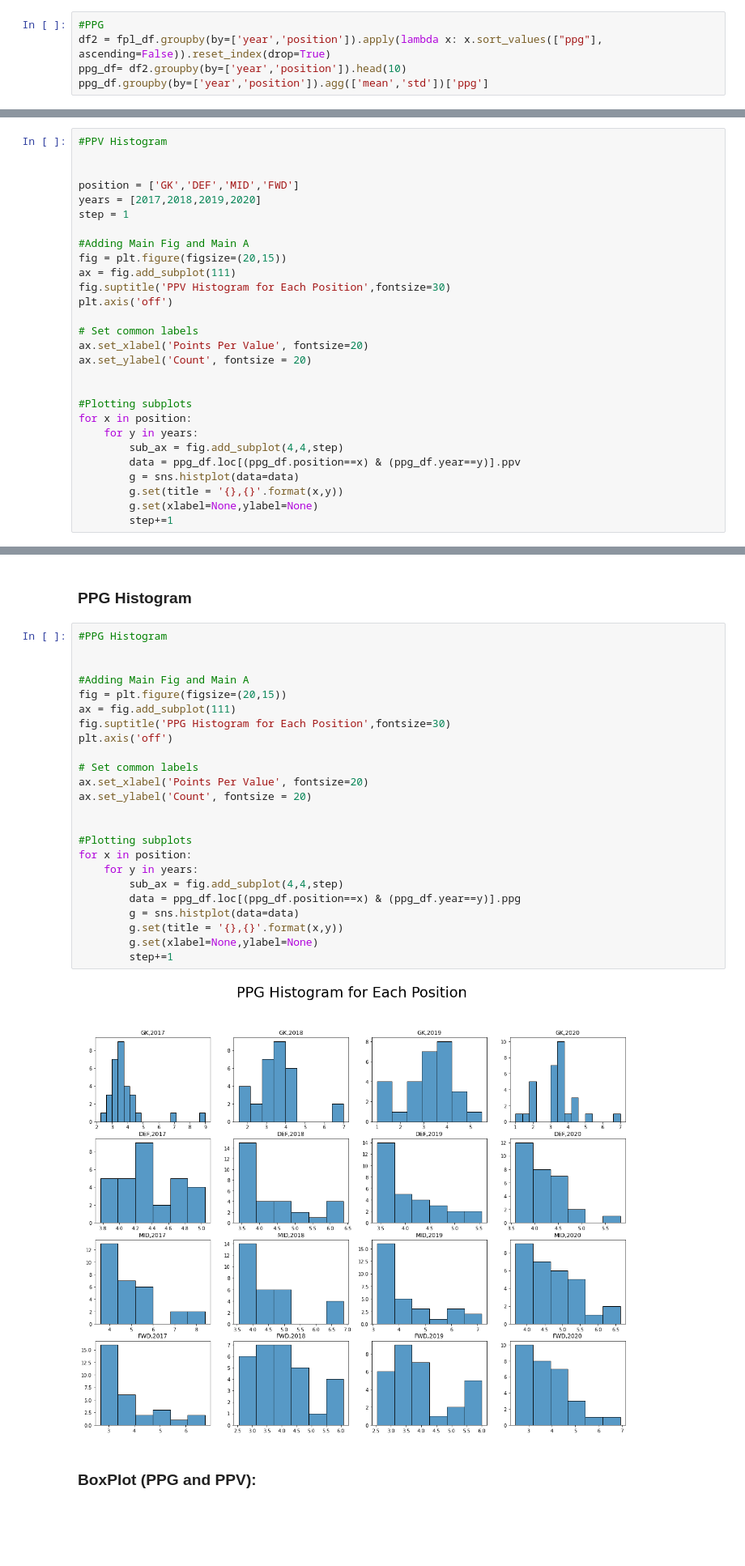
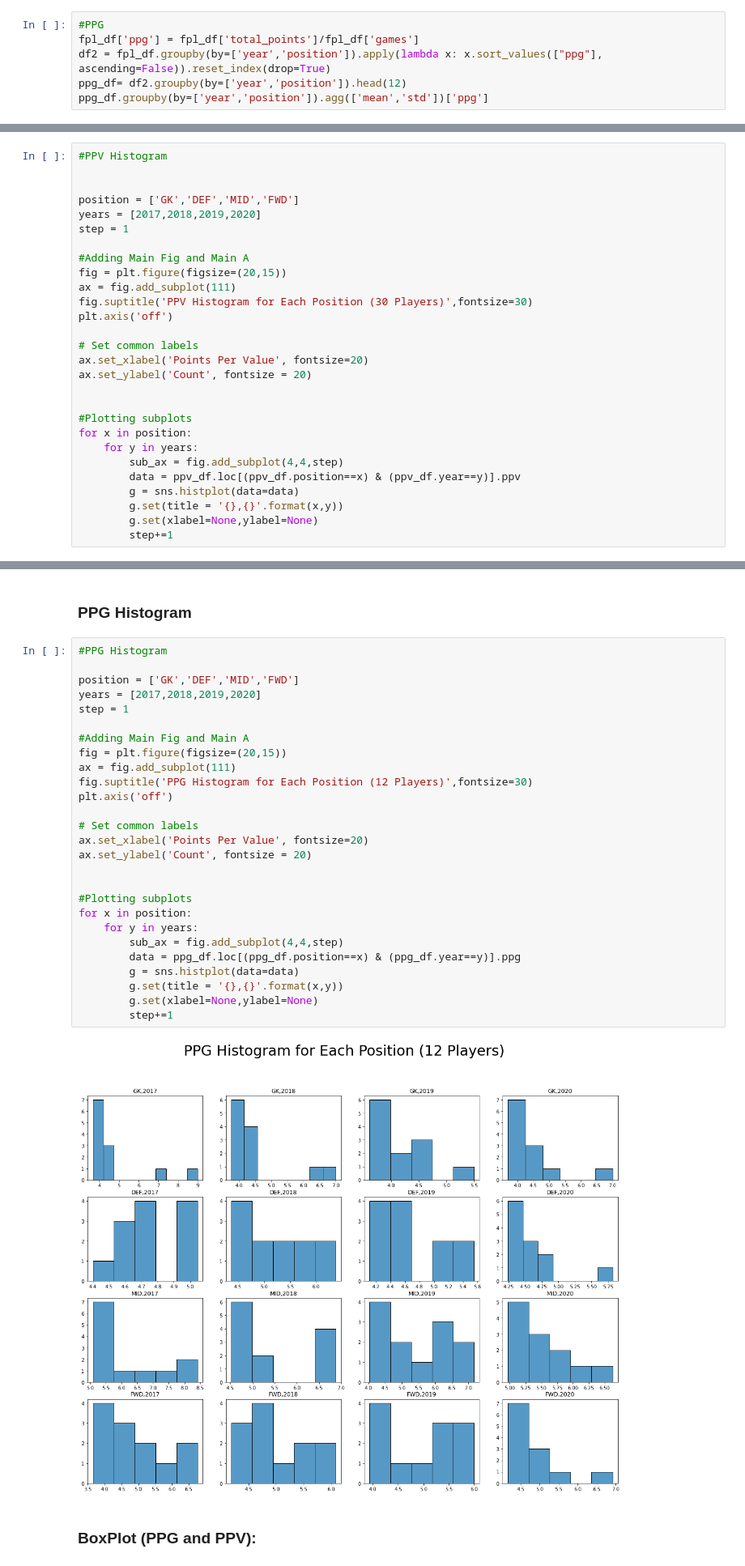
Before and after one commit to alisterjan/FPL_Analysis, a Jupyter notebook: FPL_EDA_1.ipynb, the cells around one changed output, grey strips where cells are left out. Shown at 81% size. Cells and saved outputs as stored; diff of their text form; blank space fills up the shorter version.

```diff
--- a/FPL_EDA_1.ipynb
+++ b/FPL_EDA_1.ipynb
@@ -174,8 +178,9 @@ ppv_df.groupby(by=['year','position']).agg(['mean','std'])['ppv']
 ### PPG (mean and std)
 # %%
 #PPG
+fpl_df['ppg'] = fpl_df['total_points']/fpl_df['games']
 df2 = fpl_df.groupby(by=['year','position']).apply(lambda x: x.sort_values(["ppg"], ascending=False)).reset_index(drop=True)
-ppg_df= df2.groupby(by=['year','position']).head(10)
+ppg_df= df2.groupby(by=['year','position']).head(12)
 ppg_df.groupby(by=['year','position']).agg(['mean','std'])['ppg']
 # %% [output]
 |  |  | mean | std |
@@ -209,7 +214,7 @@ step = 1
 #Adding Main Fig and Main A
 fig = plt.figure(figsize=(20,15))
 ax = fig.add_subplot(111)
-fig.suptitle('PPV Histogram for Each Position',fontsize=30)
+fig.suptitle('PPV Histogram for Each Position (30 Players)',fontsize=30)
 plt.axis('off')
 
 # Set common labels
@@ -221,7 +226,7 @@ ax.set_ylabel('Count', fontsize = 20)
 for x in position:
     for y in years:
         sub_ax = fig.add_subplot(4,4,step)
-        data = ppg_df.loc[(ppg_df.position==x) & (ppg_df.year==y)].ppv
+        data = ppv_df.loc[(ppv_df.position==x) & (ppv_df.year==y)].ppv
         g = sns.histplot(data=data)
         g.set(title = '{},{}'.format(x,y))
         g.set(xlabel=None,ylabel=None)
@@ -233,29 +238,32 @@ for x in position:
 # %%
 #PPG Histogram
 
+position = ['GK','DEF','MID','FWD']
+years = [2017,2018,2019,2020]
+step = 1
 
 #Adding Main Fig and Main A
 fig = plt.figure(figsize=(20,15))
 ax = fig.add_subplot(111)
-fig.suptitle('PPG Histogram for Each Position',fontsize=30)
+fig.suptitle('PPG Histogram for Each Position (12 Players)',fontsize=30)
 plt.axis('off')
 
 # Set common labels
 ax.set_xlabel('Points Per Value', fontsize=20)
 ax.set_ylabel('Count', fontsize = 20)
 
 
 #Plotting subplots
 for x in position:
     for y in years:
         sub_ax = fig.add_subplot(4,4,step)
         data = ppg_df.loc[(ppg_df.position==x) & (ppg_df.year==y)].ppg
         g = sns.histplot(data=data)
         g.set(title = '{},{}'.format(x,y))
         g.set(xlabel=None,ylabel=None)
         step+=1
 # %% [output]
-[figure, old version]
+[figure, new version]
 # %% [markdown]
 ### BoxPlot (PPG and PPV):
 # %%
```
Also changed, not shown: parts of 7 cells of this notebook.
